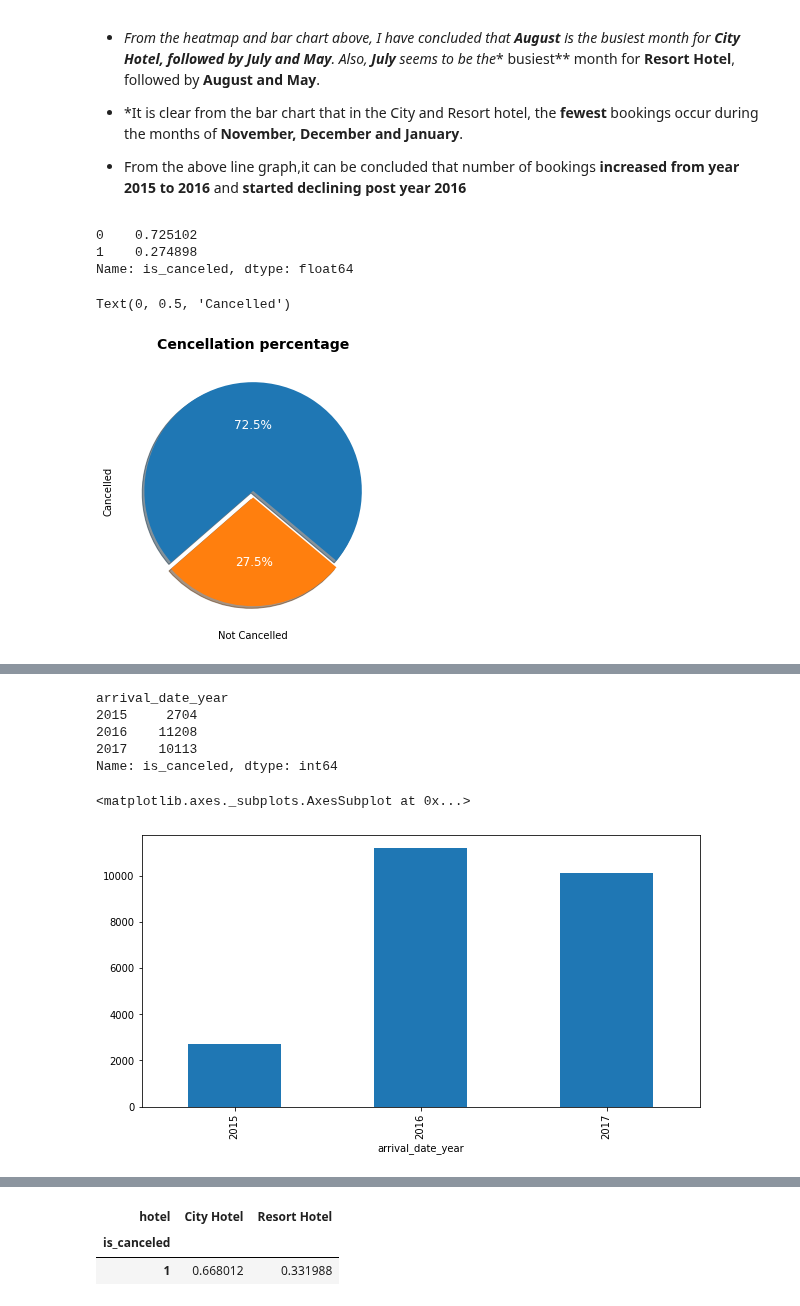
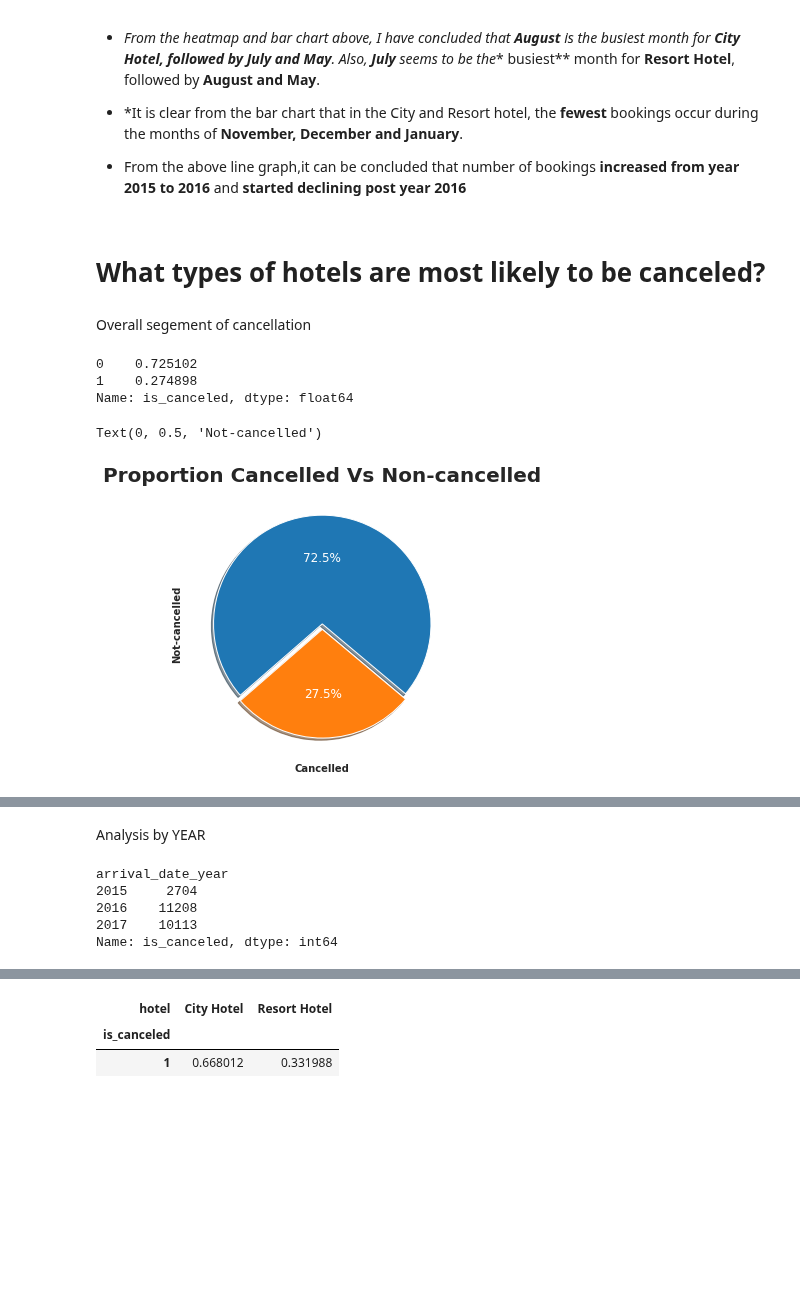
Before and after one commit to sarathsoman14/sarathsoman14-Hotel-Booking-Exploratory-Data-Analysis-EDA-, a Jupyter notebook: Hotel_Booking_Exploratory_Data_Analysis_Capstone_Project.ipynb, the cells around one changed output, grey strips where cells are left out. Cells and saved outputs as stored; diff of their text form; code cells hidden in the pictures; blank space fills up the shorter version.

```diff
--- a/Hotel_Booking_Exploratory_Data_Analysis_Capstone_Project.ipynb
+++ b/Hotel_Booking_Exploratory_Data_Analysis_Capstone_Project.ipynb
@@ -352,21 +368,27 @@ booking_year_trend.plot(kind='line')
 *   *It is clear from the bar chart that in the City and Resort hotel, the **fewest** bookings occur during the months of **November, December and January**.
 
 *   From the above line graph,it can be concluded that number of bookings **increased from year 2015 to 2016** and **started declining post year 2016**
+# %% [markdown]
+# What types of hotels are most likely to be canceled?
+# %% [markdown]
+Overall segement of cancellation
 # %%
-# Cancellation trend
-cancellaton_percentage=hotel_df['is_canceled'].value_counts(normalize=True)
-cancellaton_percentage
+
+# 0 represents Not-cancelled
+# 1 represents cancelled
+cancellation_percentage=hotel_df['is_canceled'].value_counts(normalize=True)
+cancellation_percentage
 # %% [output]
 0    0.725102
 1    0.274898
 Name: is_canceled, dtype: float64
 # %%
-# Vizulization
+# Visualization:Cancelled Vs Not-cancelled
 plt.figure(figsize=(10,5))
-plt.pie(cancellaton_percentage,startangle=320,explode=(0,0.06),autopct='%1.1f%%' ,textprops={'color':"w",'fontsize':12},shadow=True)
-plt.title('Cencellation percentage',fontsize=14,weight='bold')
-plt.xlabel('Not Cancelled')
-plt.ylabel('Cancelled')
+plt.pie(cancellation_percentage,startangle=320,explode=(0,0.05),autopct='%1.1f%%' ,textprops={'color':"w",'fontsize':12},shadow=True)
+plt.title('Proportion Cancelled Vs Non-cancelled',fontsize=20,weight='bold')
+plt.xlabel('Cancelled',weight='bold')
+plt.ylabel('Not-cancelled',weight='bold')
 # %% [output]
-Text(0, 0.5, 'Cancelled')
+Text(0, 0.5, 'Not-cancelled')
-[figure, old version]
+[figure, new version]
@@ -395,4 +418,6 @@ cancelled_df
 | 24023 | 111925 | City Hotel | 1 | 6 | 2017 | July | 29 | ... |
 | 24024 | 117295 | City Hotel | 1 | 0 | 2017 | August | 31 | ... |
 24025 rows × 31 columns
+# %% [markdown]
+Analysis by YEAR
 # %%
@@ -405,9 +429,3 @@ arrival_date_year
 2016    11208
 2017    10113
 Name: is_canceled, dtype: int64
-# %%
-#Vizulization
-cancellation_by_year.plot(kind='bar')
-# %% [output]
-<matplotlib.axes._subplots.AxesSubplot at 0x...>
-[figure, removed]
```
Also changed, not shown: parts of 95 cells of this notebook.
